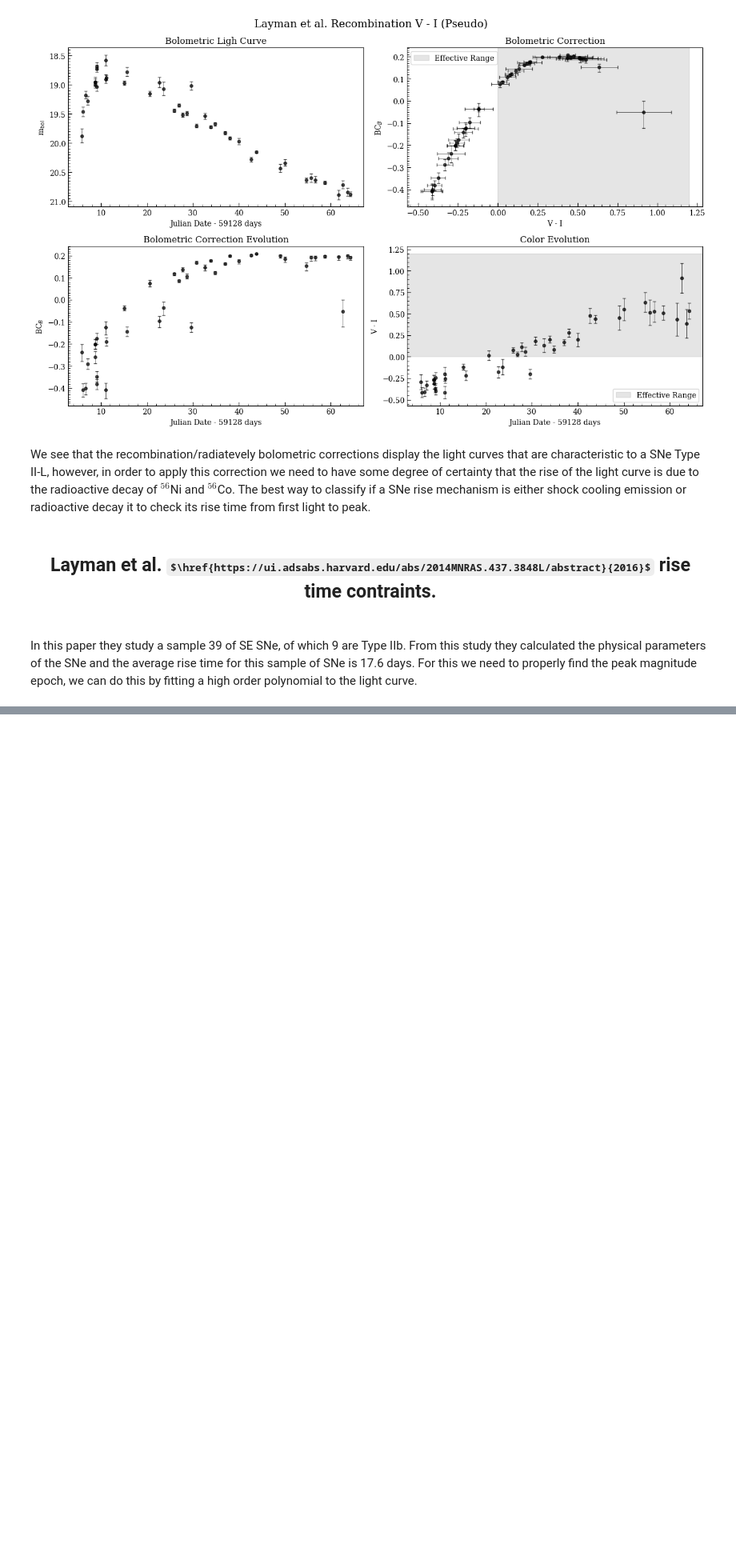
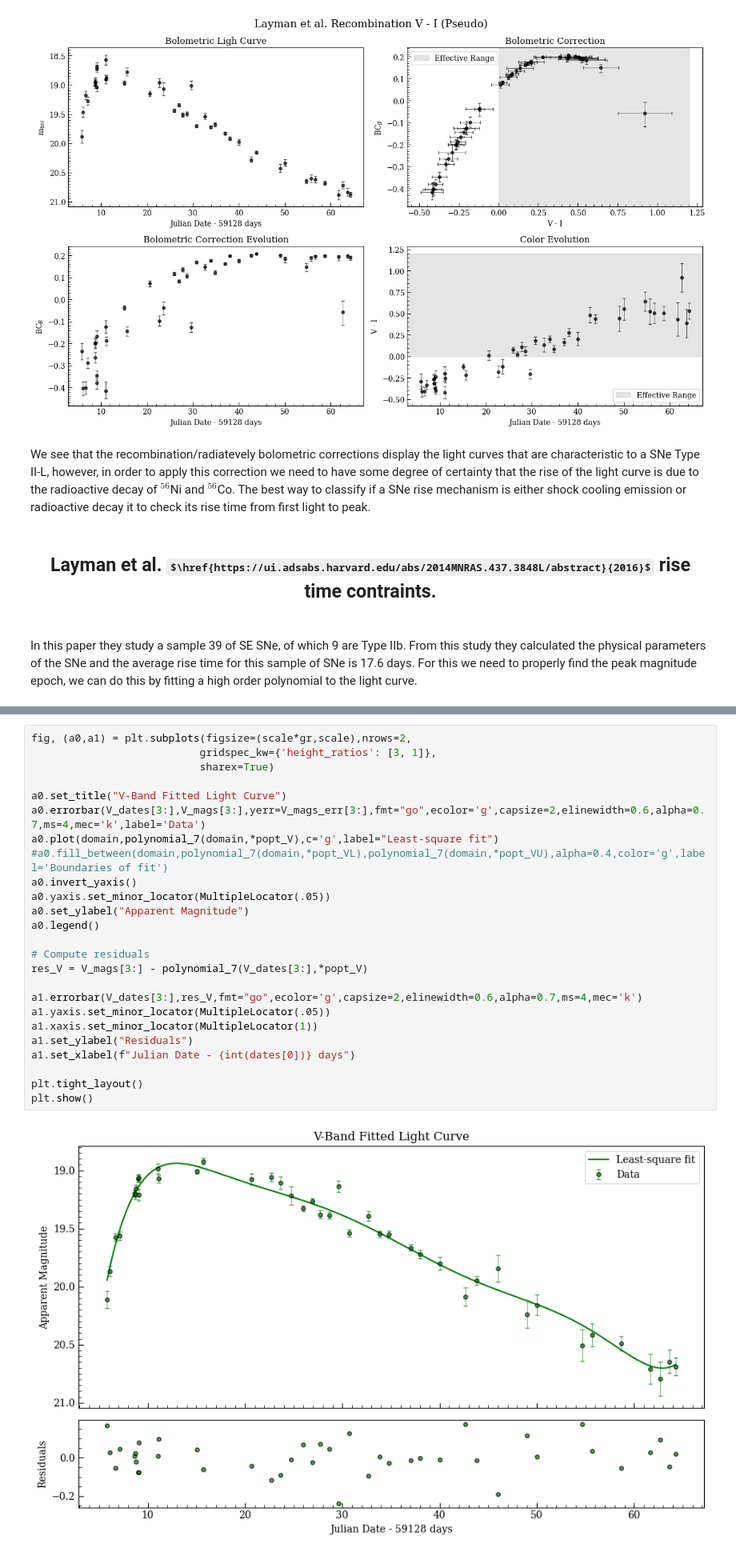
Before and after one commit to 159Patrick159/ZN-7090, a Jupyter notebook: Scripts/Generating Bolometric Light Curves.ipynb, the cells around one changed output, grey strips where cells are left out. Shown at 80% size. Cells and saved outputs as stored; diff of their text form; some formulas as TeX source; blank space fills up the shorter version.

```diff
--- a/Scripts/Generating Bolometric Light Curves.ipynb
+++ b/Scripts/Generating Bolometric Light Curves.ipynb
@@ -1331,0 +1338,27 @@ a0.invert_yaxis()
+# %%
+fig, (a0,a1) = plt.subplots(figsize=(scale*gr,scale),nrows=2,
+                           gridspec_kw={'height_ratios': [3, 1]},
+                           sharex=True)
+
+a0.set_title("V-Band Fitted Light Curve")
+a0.errorbar(V_dates[3:],V_mags[3:],yerr=V_mags_err[3:],fmt="go",ecolor='g',capsize=2,elinewidth=0.6,alpha=0.7,ms=4,mec='k',label='Data')
+a0.plot(domain,polynomial_7(domain,*popt_V),c='g',label="Least-square fit")
+#a0.fill_between(domain,polynomial_7(domain,*popt_VL),polynomial_7(domain,*popt_VU),alpha=0.4,color='g',label='Boundaries of fit')
+a0.invert_yaxis()
+a0.yaxis.set_minor_locator(MultipleLocator(.05))
+a0.set_ylabel("Apparent Magnitude")
+a0.legend()
+
+# Compute residuals
+res_V = V_mags[3:] - polynomial_7(V_dates[3:],*popt_V)
+
+a1.errorbar(V_dates[3:],res_V,fmt="go",ecolor='g',capsize=2,elinewidth=0.6,alpha=0.7,ms=4,mec='k')
+a1.yaxis.set_minor_locator(MultipleLocator(.05))
+a1.xaxis.set_minor_locator(MultipleLocator(1))
+a1.set_ylabel("Residuals")
+a1.set_xlabel(f"Julian Date - {int(dates[0])} days")
+
+plt.tight_layout()
+plt.show()
+# %% [output]
+[figure, added]
```
Also changed, not shown: parts of 13 cells of this notebook, 2 other files.
